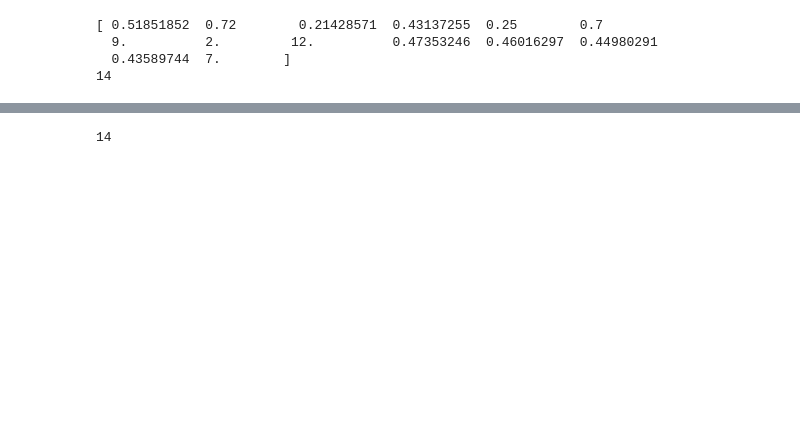
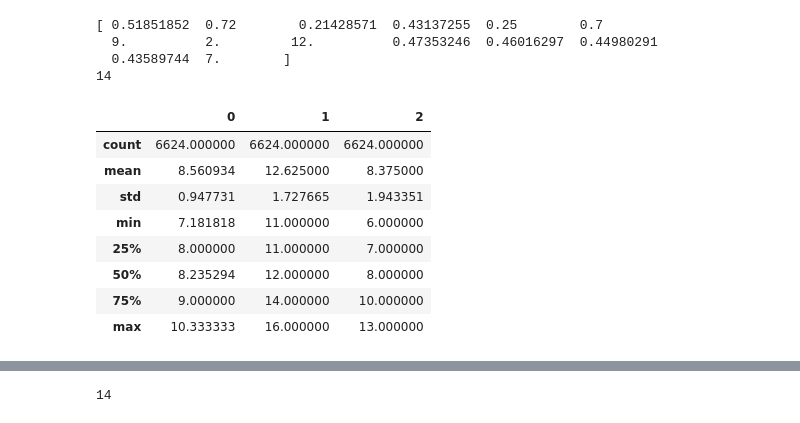
Before and after one commit to EdTeKLA/ComprehensionScorePredictor, a Jupyter notebook: code/correctness_pred/model.ipynb, the cells around one changed output, grey strips where cells are left out. Cells and saved outputs as stored; diff of their text form; code cells hidden in the pictures; blank space fills up the shorter version.

```diff
--- a/code/correctness_pred/model.ipynb
+++ b/code/correctness_pred/model.ipynb
@@ -30,3 +30,22 @@ print(len(data[1][0]))
   9.          2.         12.          0.47353246  0.46016297  0.44980291
   0.43589744  7.        ]
 14
+# %%
+text_features = []
+for d in data:
+    text_features.append(d[0])
+
+text_features = np.asarray(text_features)
+# %%
+complexity_df = pd.DataFrame(text_features[:,[6,8,13]])
+complexity_df.describe()
+# %% [output]
+|  | 0 | 1 | 2 |
+| count | 6624.000000 | 6624.000000 | 6624.000000 |
+| mean | 8.560934 | 12.625000 | 8.375000 |
+| std | 0.947731 | 1.727665 | 1.943351 |
+| min | 7.181818 | 11.000000 | 6.000000 |
+| 25% | 8.000000 | 11.000000 | 7.000000 |
+| 50% | 8.235294 | 12.000000 | 8.000000 |
+| 75% | 9.000000 | 14.000000 | 10.000000 |
+| max | 10.333333 | 16.000000 | 13.000000 |
```
Also changed, not shown: parts of 26 cells of this notebook, 2 other files.
